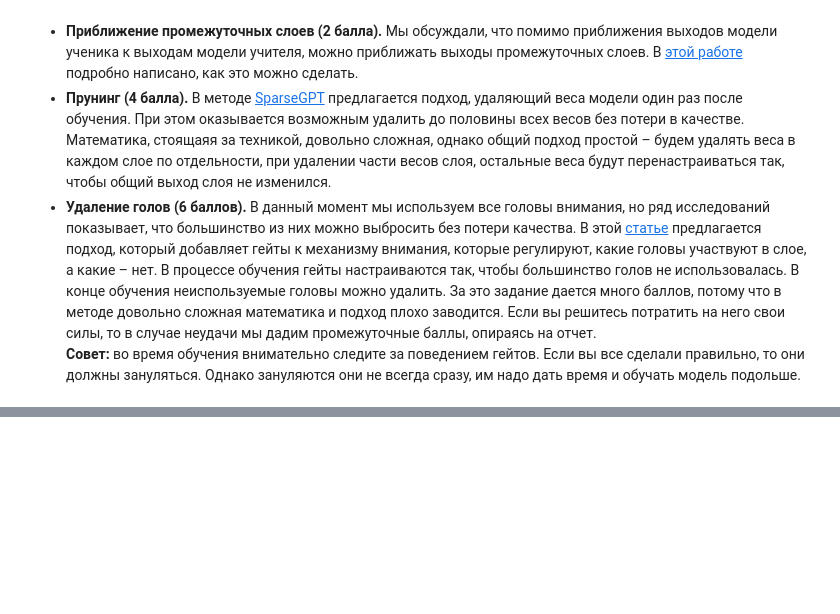
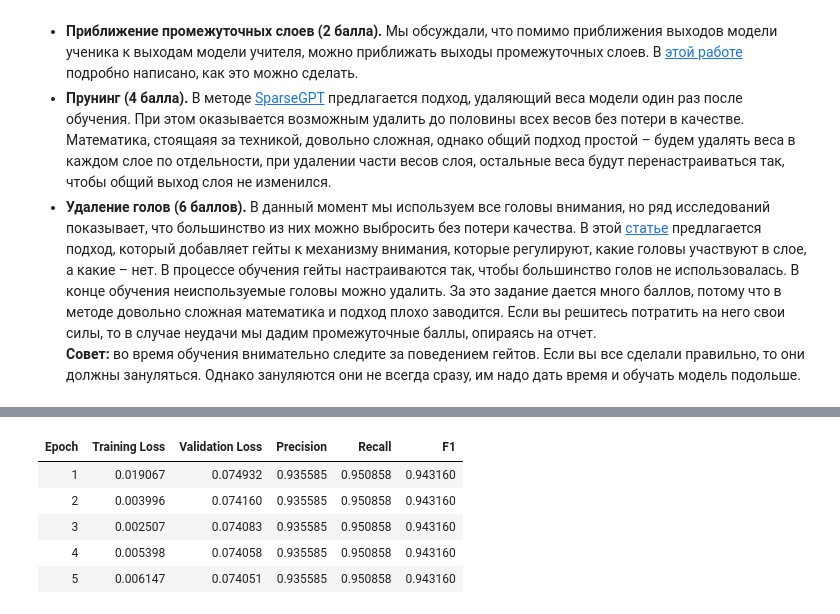
Before and after one commit to BondusS/HSE-NLP-course, a Jupyter notebook: HomeWork1/hw1_distillation.ipynb, the cells around one changed output, grey strips where cells are left out. Saved outputs shown, nothing was run; the diff lists cells and outputs as text; code cells hidden in the pictures; blank space fills up the shorter version.

Commit message:
done head amputation with val_f1 0.9

```diff
--- a/HomeWork1/hw1_distillation.ipynb
+++ b/HomeWork1/hw1_distillation.ipynb
@@ -684,0 +687,78 @@ __Совет:__ во время обучения внимательно след
+# %%
+import torch
+import torch.nn as nn
+from transformers import AutoModelForTokenClassification, TrainingArguments
+
+""" Инициализация """
+class BertWithGates(nn.Module):
+    def __init__(self, model):
+        super().__init__()
+        self.model = model
+        self.num_layers = model.config.num_hidden_layers
+        self.num_heads = model.config.num_attention_heads
+
+        # Инициализируем 10.0, чтобы сигмоида была ~0.999. Модель начнет с полностью включенных голов.
+        self.gate_logits = nn.Parameter(torch.full((self.num_layers, self.num_heads), 10.0))
+
+    def forward(self, input_ids, attention_mask=None, token_type_ids=None, labels=None, **kwargs):
+        gates = torch.sigmoid(self.gate_logits)
+        # В BERT head_mask должен иметь размер [num_layers, num_heads]
+        outputs = self.model(
+            input_ids=input_ids,
+            attention_mask=attention_mask,
+            token_type_ids=token_type_ids,
+            labels=labels,
+            head_mask=gates,
+            **kwargs
+        )
+        return outputs
+
+# Загружаем учителя
+base_model = AutoModelForTokenClassification.from_pretrained("./bert-teacher-final")
+gated_model = BertWithGates(base_model)
+
+# Замораживаем всё, кроме гейтов
+for name, param in gated_model.named_parameters():
+    if name != 'gate_logits':
+        param.requires_grad = False
+
+""" Тренер """
+class PruningTrainer(Trainer):
+    def __init__(self, reg_lambda=0.0001, *args, **kwargs):
+        super().__init__(*args, **kwargs)
+        self.reg_lambda = reg_lambda
+
+    def compute_loss(self, model, inputs, return_outputs=False, **kwargs):
+        outputs = model(**inputs)
+        task_loss = outputs.loss
+        gates = torch.sigmoid(model.gate_logits)
+        reg_loss = self.reg_lambda * gates.sum()
+        loss = task_loss + reg_loss
+        return (loss, outputs) if return_outputs else loss
+
+training_args_prune = TrainingArguments(
+    output_dir="./bert-pruning",
+    eval_strategy="epoch",
+    learning_rate=0.01,
+    per_device_train_batch_size=16,
+    num_train_epochs=5,
+    metric_for_best_model="f1",
+    report_to="tensorboard",
+    logging_dir="./runs/bert-pruning",
+    dataloader_pin_memory=False
+)
+
+trainer_prune = PruningTrainer(
+    reg_lambda=0.0001,
+    model=gated_model,
+    args=training_args_prune,
+    train_dataset=tokenized_datasets["train"],
+    eval_dataset=tokenized_datasets["validation"],
+    data_collator=data_collator,
+    processing_class=tokenizer,
+    compute_metrics=compute_metrics
+)
+
+print("Начинаем прунинг голов")
+trainer_prune.train()
+# %% [output]
@@ -684,0 +768,6 @@ __Совет:__ во время обучения внимательно след
+| Epoch | Training Loss | Validation Loss | Precision | Recall | F1 |
+| 1 | 0.019067 | 0.074932 | 0.935585 | 0.950858 | 0.943160 |
+| 2 | 0.003996 | 0.074160 | 0.935585 | 0.950858 | 0.943160 |
+| 3 | 0.002507 | 0.074083 | 0.935585 | 0.950858 | 0.943160 |
+| 4 | 0.005398 | 0.074058 | 0.935585 | 0.950858 | 0.943160 |
+| 5 | 0.006147 | 0.074051 | 0.935585 | 0.950858 | 0.943160 |
```
Also changed, not shown: parts of 3 cells of this notebook, 1 other file.
